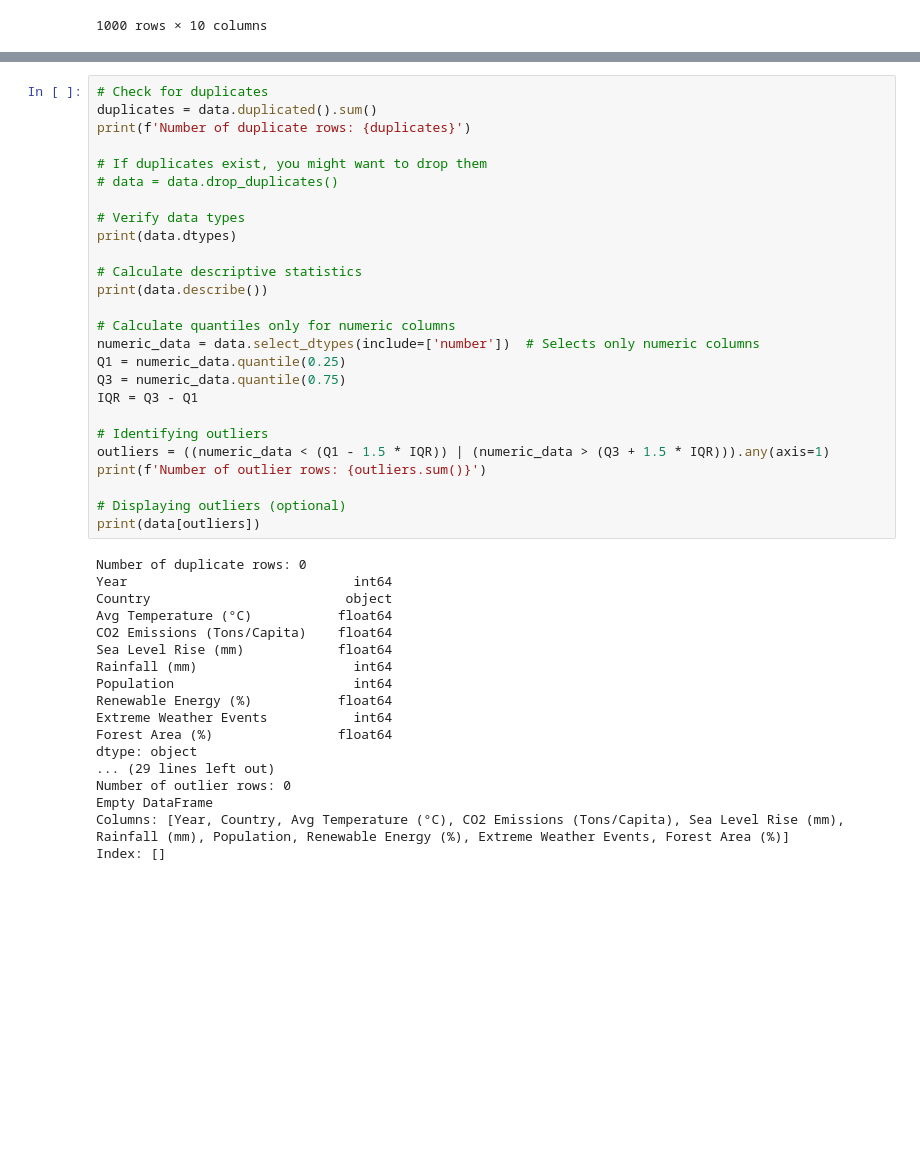
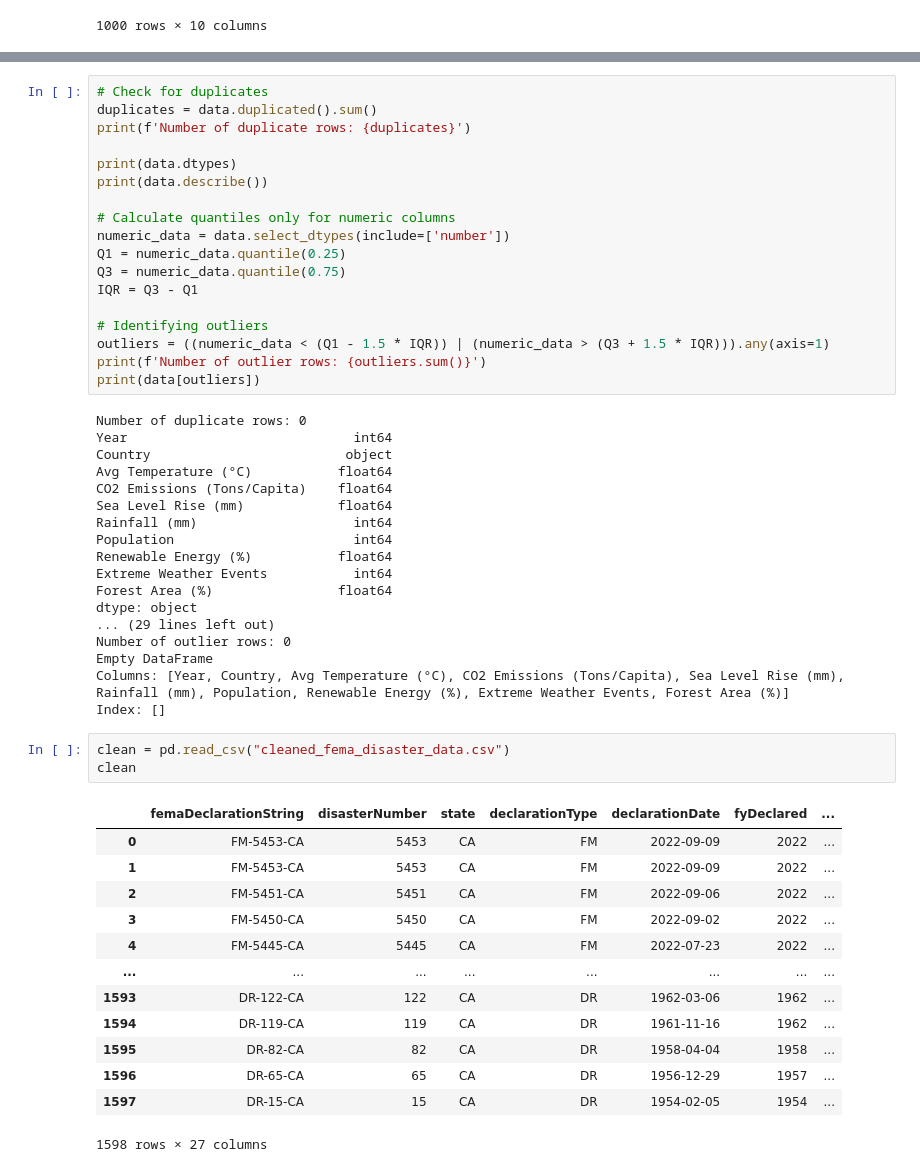
Before and after one commit to KESDRENNEN/ADS-507, a Jupyter notebook: scripts/clean.ipynb, the cells around one changed output, grey strips where cells are left out. Cells and saved outputs as stored; diff of their text form; blank space fills up the shorter version.

```diff
--- a/scripts/clean.ipynb
+++ b/scripts/clean.ipynb
@@ -36,17 +32,11 @@ data.head()
 duplicates = data.duplicated().sum()
 print(f'Number of duplicate rows: {duplicates}')
 
-# If duplicates exist, you might want to drop them
-# data = data.drop_duplicates()
-
-# Verify data types
 print(data.dtypes)
-
-# Calculate descriptive statistics
 print(data.describe())
 
 # Calculate quantiles only for numeric columns
-numeric_data = data.select_dtypes(include=['number'])  # Selects only numeric columns
+numeric_data = data.select_dtypes(include=['number'])
 Q1 = numeric_data.quantile(0.25)
 Q3 = numeric_data.quantile(0.75)
 IQR = Q3 - Q1
@@ -54,8 +44,6 @@ IQR = Q3 - Q1
 # Identifying outliers
 outliers = ((numeric_data < (Q1 - 1.5 * IQR)) | (numeric_data > (Q3 + 1.5 * IQR))).any(axis=1)
 print(f'Number of outlier rows: {outliers.sum()}')
-
-# Displaying outliers (optional)
 print(data[outliers])
 # %% [output]
 Number of duplicate rows: 0
@@ -75,3 +63,20 @@ Number of outlier rows: 0
 Empty DataFrame
 Columns: [Year, Country, Avg Temperature (°C), CO2 Emissions (Tons/Capita), Sea Level Rise (mm), Rainfall (mm), Population, Renewable Energy (%), Extreme Weather Events, Forest Area (%)]
 Index: []
+# %%
+clean = pd.read_csv("cleaned_fema_disaster_data.csv")
+clean
+# %% [output]
+|  | femaDeclarationString | disasterNumber | state | declarationType | declarationDate | fyDeclared | ... |
+| 0 | FM-5453-CA | 5453 | CA | FM | 2022-09-09 | 2022 | ... |
+| 1 | FM-5453-CA | 5453 | CA | FM | 2022-09-09 | 2022 | ... |
+| 2 | FM-5451-CA | 5451 | CA | FM | 2022-09-06 | 2022 | ... |
+| 3 | FM-5450-CA | 5450 | CA | FM | 2022-09-02 | 2022 | ... |
+| 4 | FM-5445-CA | 5445 | CA | FM | 2022-07-23 | 2022 | ... |
+| ... | ... | ... | ... | ... | ... | ... | ... |
+| 1593 | DR-122-CA | 122 | CA | DR | 1962-03-06 | 1962 | ... |
+| 1594 | DR-119-CA | 119 | CA | DR | 1961-11-16 | 1962 | ... |
+| 1595 | DR-82-CA | 82 | CA | DR | 1958-04-04 | 1958 | ... |
+| 1596 | DR-65-CA | 65 | CA | DR | 1956-12-29 | 1957 | ... |
+| 1597 | DR-15-CA | 15 | CA | DR | 1954-02-05 | 1954 | ... |
+1598 rows × 27 columns
```
Also changed, not shown: parts of 5 cells of this notebook, 2 other files.
